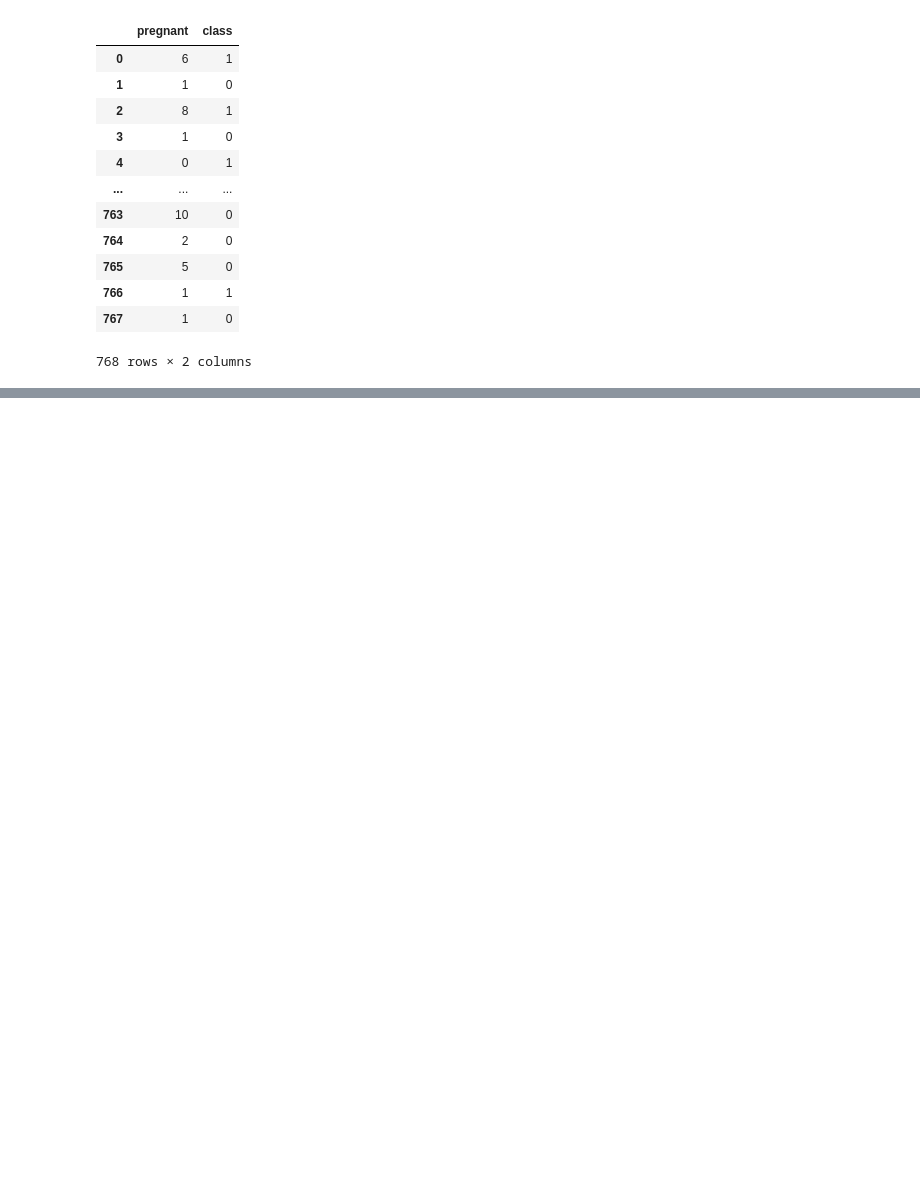
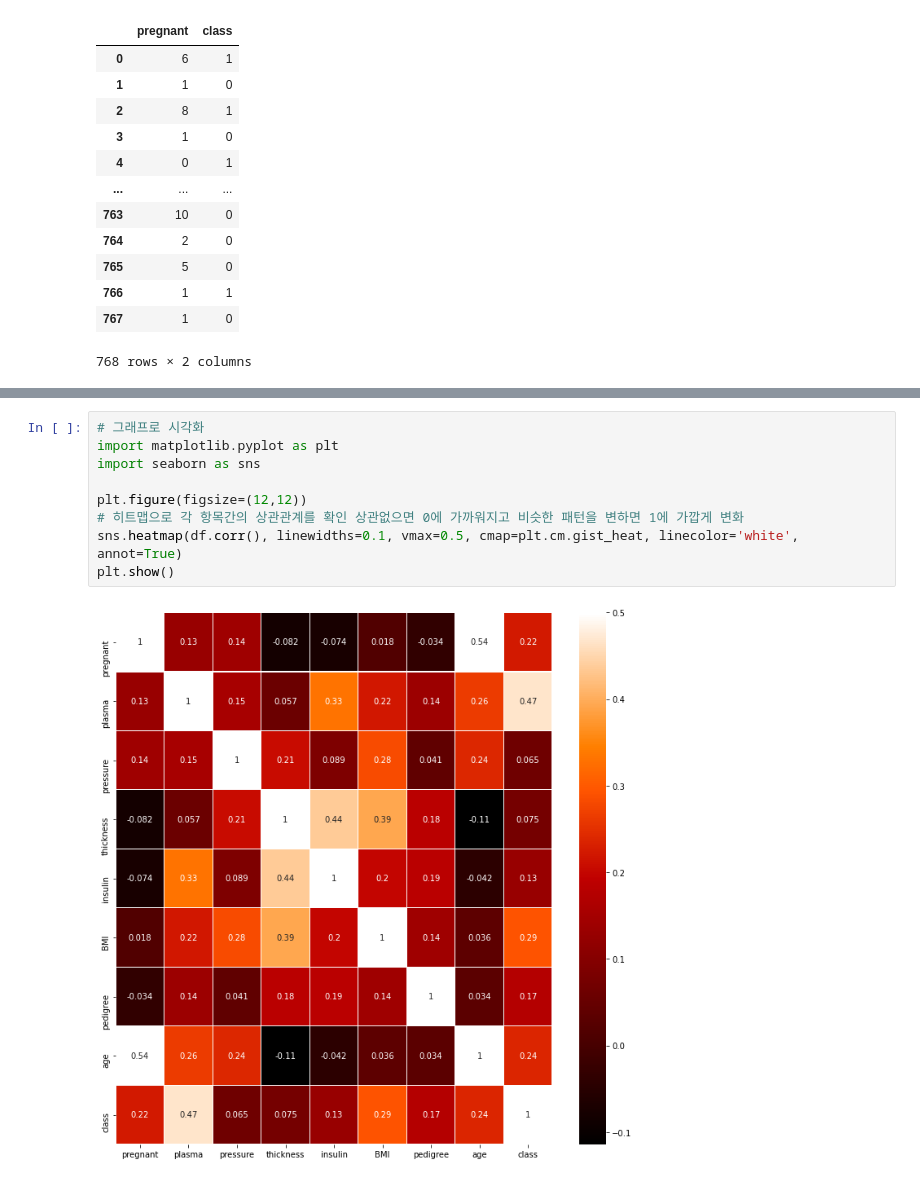
Before and after one commit to lee-kangpyo/pythonAI, a Jupyter notebook: modu/데이터 다루기 .ipynb, the cells around one changed output, grey strips where cells are left out. Cells and saved outputs as stored; diff of their text form; blank space fills up the shorter version.

Commit message:
그래프로 시각화 및 가장 관련있는 항목 찾기

```diff
--- a/modu/데이터 다루기 .ipynb
+++ b/modu/데이터 다루기 .ipynb
@@ -74,0 +97,11 @@ df[["pregnant", "class"]]
+# %%
+# 그래프로 시각화
+import matplotlib.pyplot as plt
+import seaborn as sns
+
+plt.figure(figsize=(12,12))
+# 히트맵으로 각 항목간의 상관관계를 확인 상관없으면 0에 가까워지고 비슷한 패턴을 변하면 1에 가깝게 변화
+sns.heatmap(df.corr(), linewidths=0.1, vmax=0.5, cmap=plt.cm.gist_heat, linecolor='white', annot=True)
+plt.show()
+# %% [output]
+[figure, added]
```
Also changed, not shown: parts of 3 cells of this notebook.
